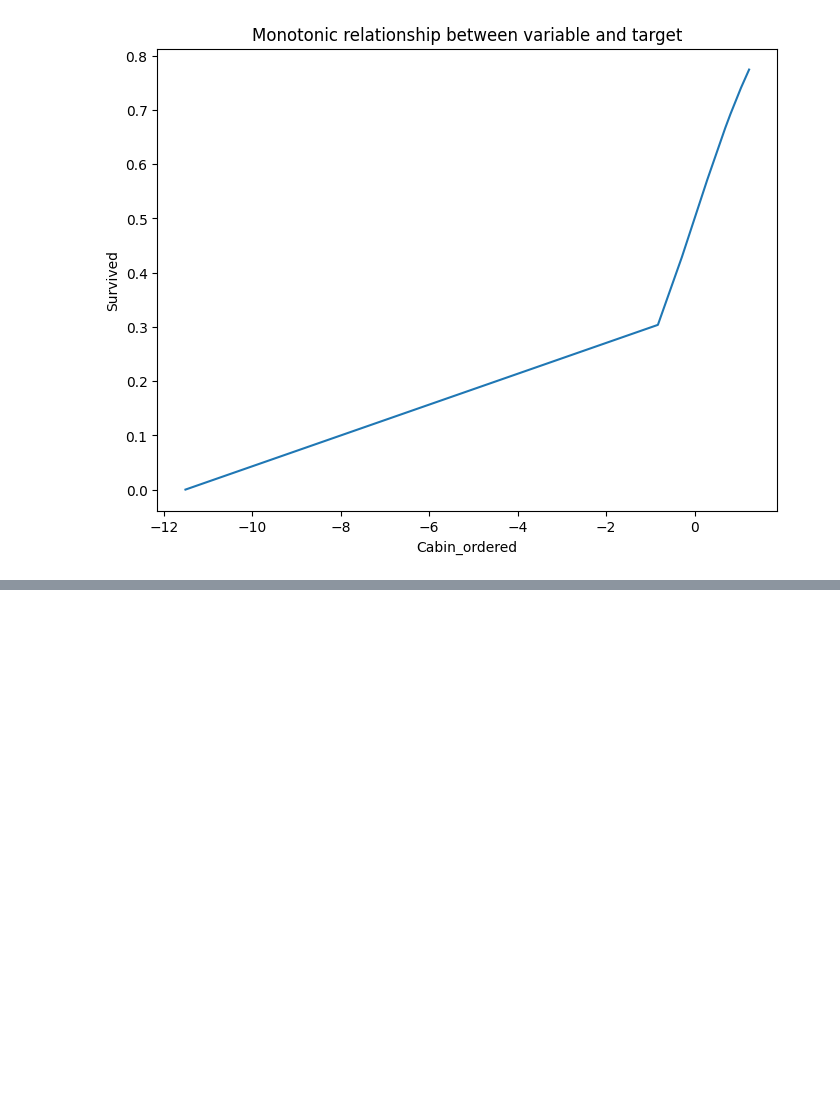
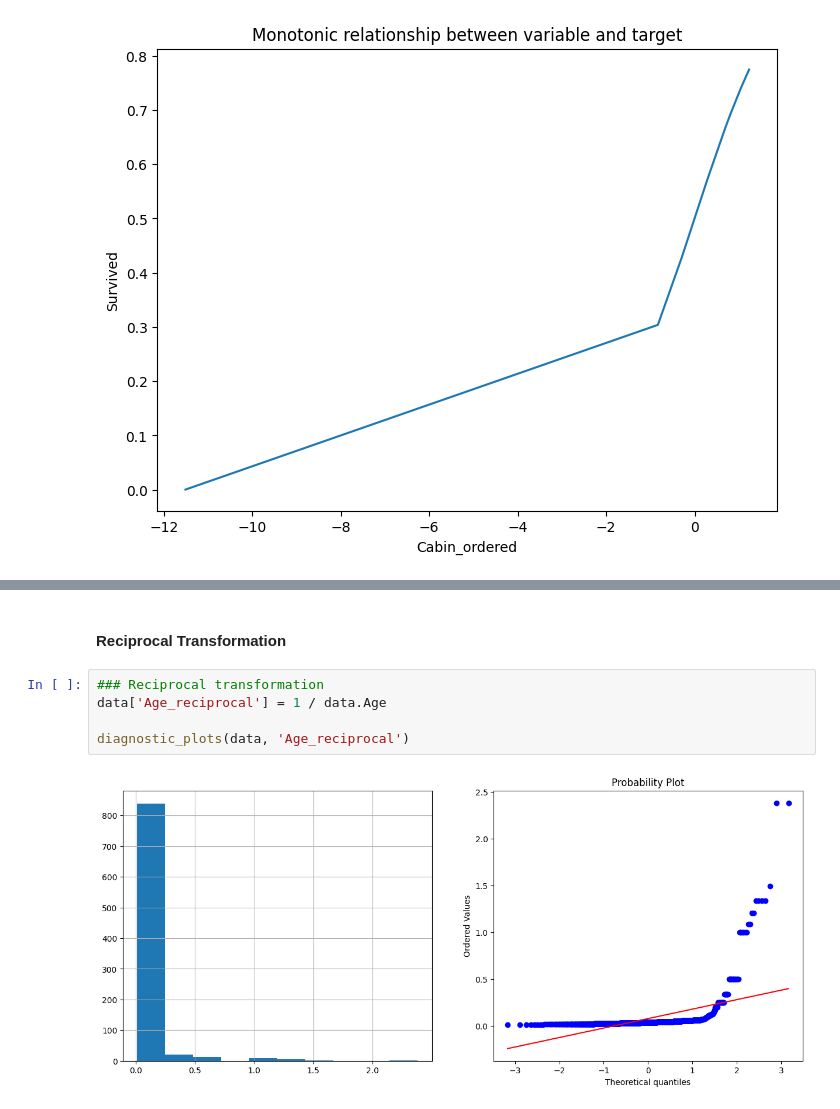
Before and after one commit to theobringino/ds-ai-ml-projects, a Jupyter notebook: learning/week5/feature_engineering_kaggle.ipynb, the cells around one changed output, grey strips where cells are left out. Saved outputs shown, nothing was run; the diff lists cells and outputs as text; blank space fills up the shorter version.

```diff
--- a/learning/week5/feature_engineering_kaggle.ipynb
+++ b/learning/week5/feature_engineering_kaggle.ipynb
@@ -768,0 +834,9 @@ Text(0, 0.5, 'Survived')
+# %% [markdown]
+#### Reciprocal Transformation
+# %%
+### Reciprocal transformation
+data['Age_reciprocal'] = 1 / data.Age
+
+diagnostic_plots(data, 'Age_reciprocal')
+# %% [output]
+[figure, added]
```
Also changed, not shown: parts of 45 cells of this notebook.
